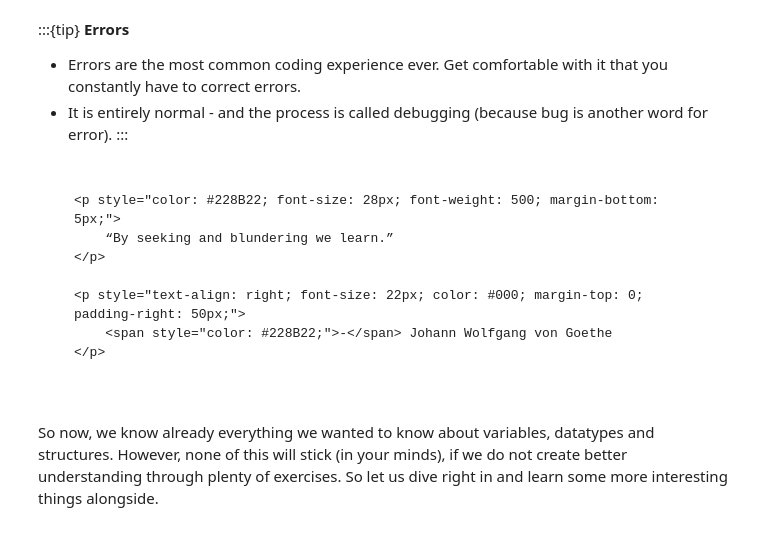
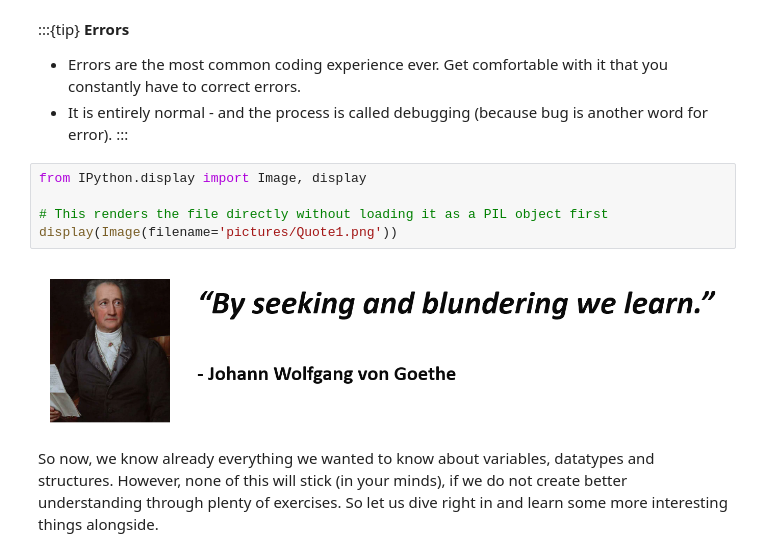
Before and after one commit to yannickoswald/ecoeconbook, a Jupyter notebook: _build/jupyter_execute/intro_python/variables.ipynb, the cells around one changed output. Cells and saved outputs as stored; diff of their text form.

```diff
--- a/_build/jupyter_execute/intro_python/variables.ipynb
+++ b/_build/jupyter_execute/intro_python/variables.ipynb
@@ -209,18 +209,13 @@ energy_per_capita["Switzerland"]
 - Errors are the most common coding experience ever. Get comfortable with it that you constantly have to correct errors.
 - It is entirely normal - and the process is called debugging (because bug is another word for error).
 :::
-# %% [markdown]
-<div style="font-family: 'Segoe UI', Tahoma, Geneva, Verdana, sans-serif; padding: 20px;">
-
-    <p style="color: #228B22; font-size: 28px; font-weight: 500; margin-bottom: 5px;">
-        “By seeking and blundering we learn.”
-    </p>
-
-    <p style="text-align: right; font-size: 22px; color: #000; margin-top: 0; padding-right: 50px;">
-        <span style="color: #228B22;">-</span> Johann Wolfgang von Goethe
-    </p>
-
-</div>
+# %%
+from IPython.display import Image, display
+
+# This renders the file directly without loading it as a PIL object first
+display(Image(filename='pictures/Quote1.png'))
+# %% [output]
+[figure, added]
 # %% [markdown]
 So now, we know already everything we wanted to know about variables, datatypes and structures. However, none of this will stick (in your minds), if we do not create better understanding through plenty of exercises. So let us dive right in and learn some more interesting things alongside.
 # %% [markdown]
```
Also changed, not shown: 12 other files.
